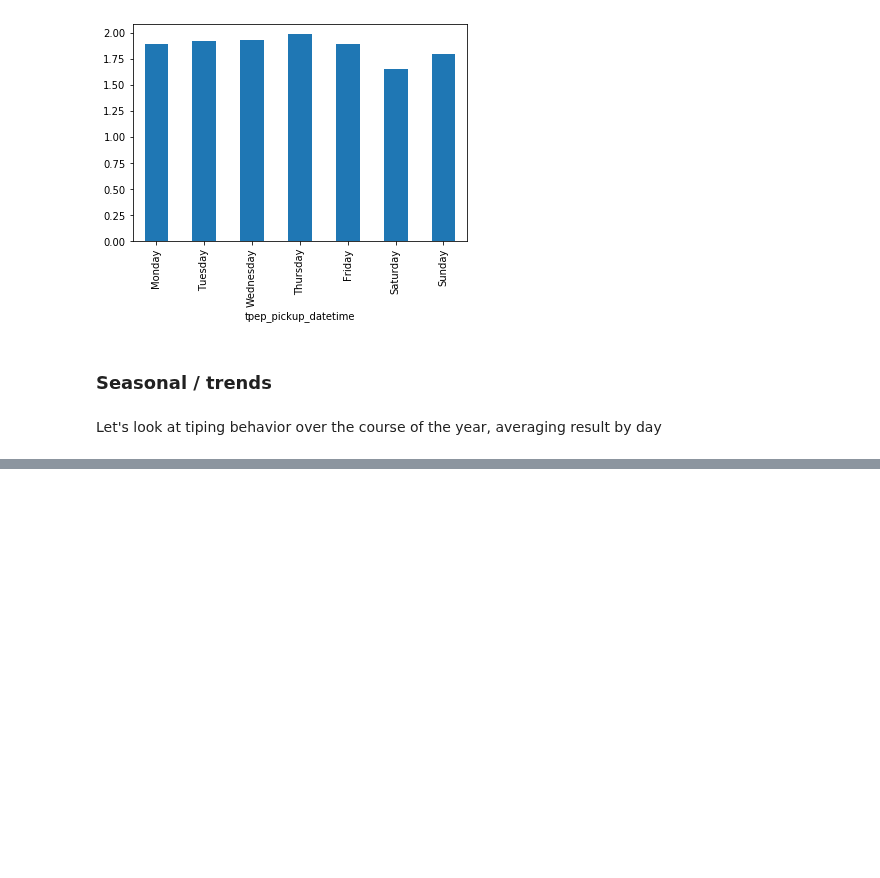
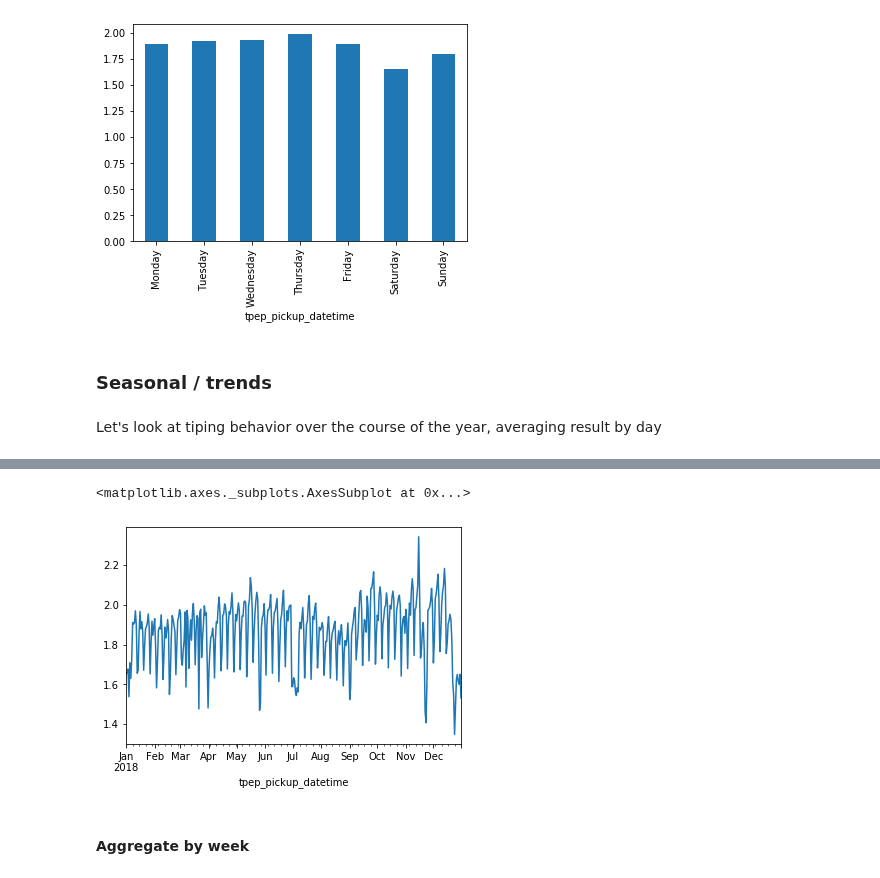
Before and after one commit to justinwhatley/interpretability_experiment, a Jupyter notebook: data_exploration.ipynb, the cells around one changed output, grey strips where cells are left out. Drawn from its saved outputs; the diff is of its cells as text; code cells hidden in the pictures; blank space fills up the shorter version.

Commit message:
Added some basic plots of seasonal tip behavior

```diff
--- a/data_exploration.ipynb
+++ b/data_exploration.ipynb
@@ -198,0 +158,18 @@ get_mean_val_by_interval(ddf_temp, time_column, val_column, time_interval = '1M'
+# %%
+"""
+Cleanup and plot result
+"""
+day_mean_tips.sort_index(inplace=True)
+# %%
+import pandas as pd
+# Transform indices back to datetime objects for filtering
+day_mean_tips.index = pd.to_datetime(day_mean_tips.index.to_series())
+# results = {index: row for index, row in day_mean_tips.iteritems() if index.year == 2018}
+# %%
+filtered_day_mean_tips = day_mean_tips[day_mean_tips.index.year == 2018]
+filtered_day_mean_tips.plot()
+# %% [output]
+<matplotlib.axes._subplots.AxesSubplot at 0x...>
+[figure, added]
+# %% [markdown]
+#### Aggregate by week
```
Also changed, not shown: parts of 20 cells of this notebook, 1 other file.
